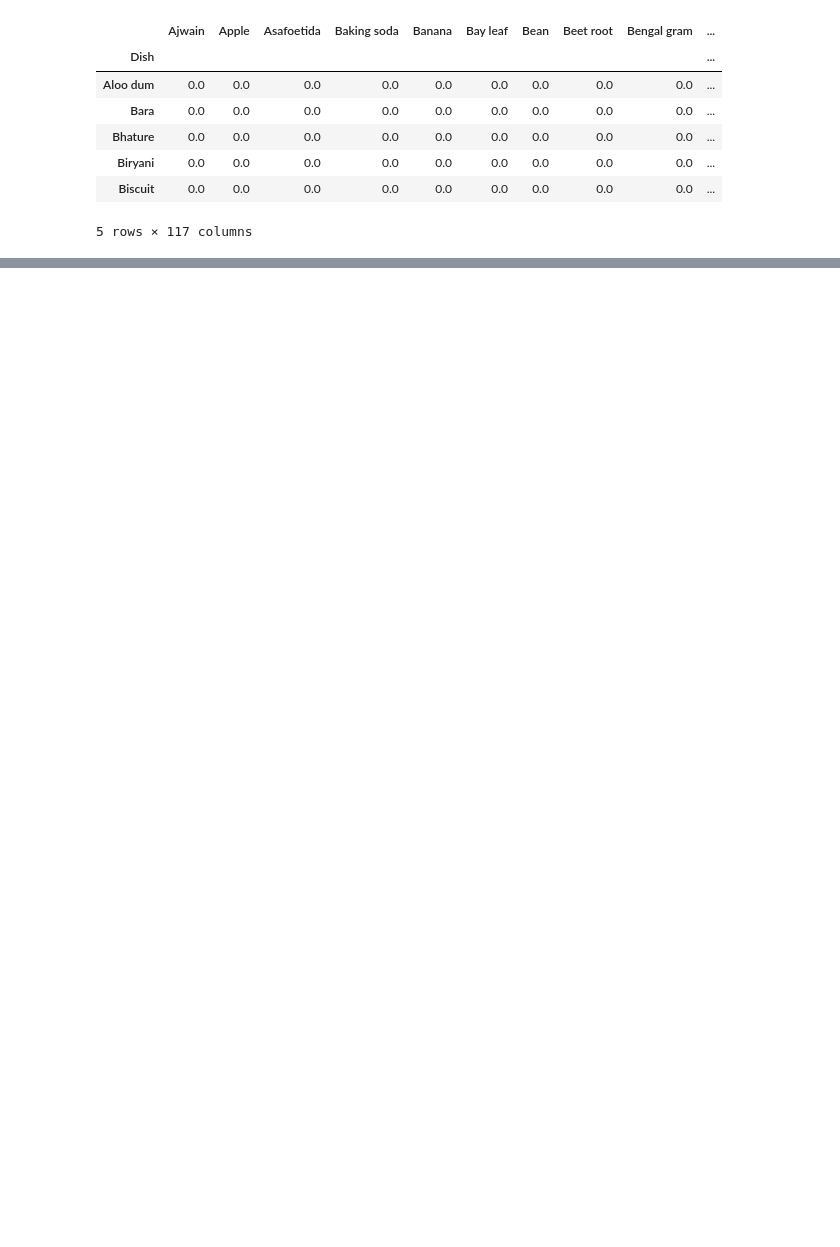
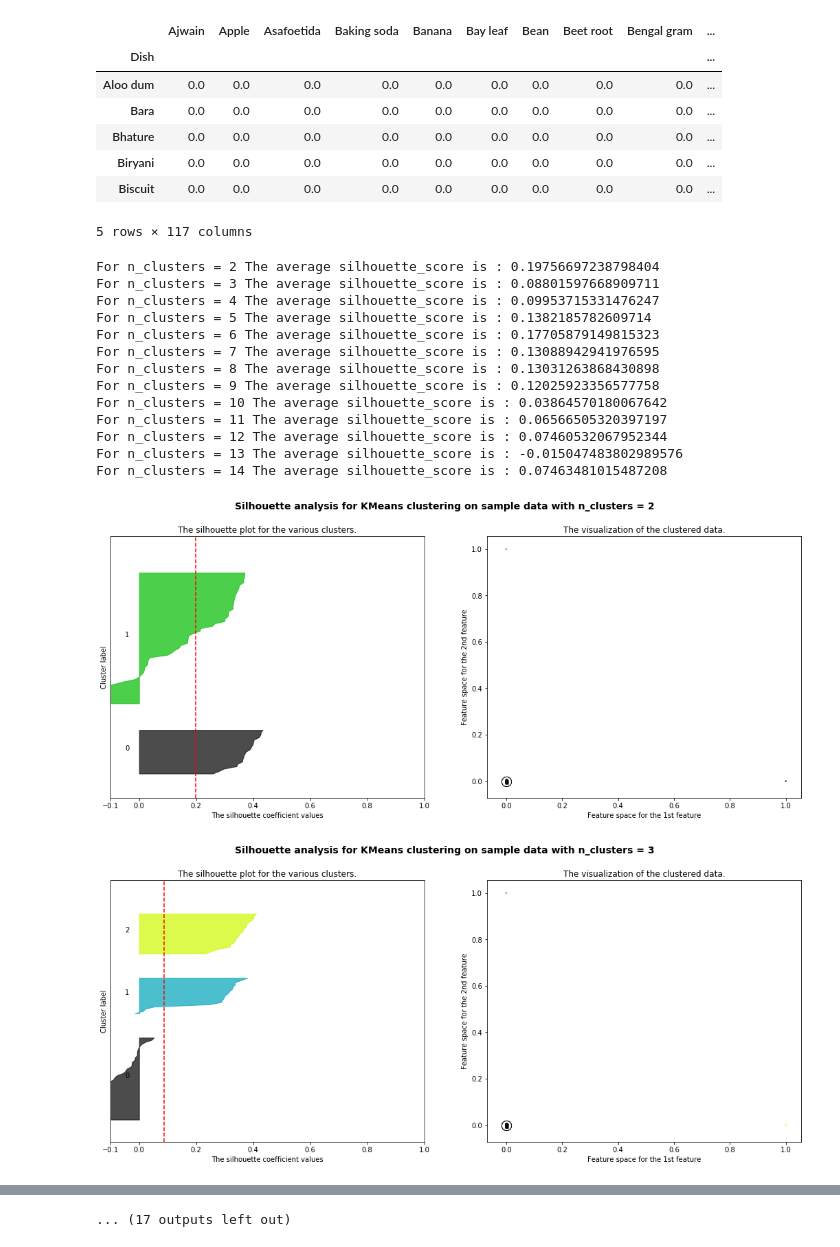
Before and after one commit to rochiecuevas/FoodChoice, a Jupyter notebook: Expert_Elicitation.ipynb, the cells around one changed output, grey strips where cells are left out. Cells and saved outputs as stored; diff of their text form; code cells hidden in the pictures; blank space fills up the shorter version.

Commit message:
added calculations for clustering based on K-modes

```diff
--- a/Expert_Elicitation.ipynb
+++ b/Expert_Elicitation.ipynb
@@ -435,16 +442,22 @@ ing_category2[0].head()
 # %%
-# Convert ingredients to dummy variables and convert to dataframes
+# Convert ingredients to dummy variables (one hot encoding) and convert to dataframes
 # Create list of dataframes of dummies: Odisha [0]; West Bengal [1]
-dfs_ing3 = []
-for df in dfs_ing2:
+dfs_ing2 = []
+for x in range(0, len(dfs_ing)):
     v = DictVectorizer(sparse = False)
-    grouped = df.groupby("Dish")["Ingredient2"].apply(lambda lst: tuple((k, 1) for k in lst))
+    grouped = dfs_ing[x].groupby("Dish")["Ingredient2"].apply(lambda lst: tuple((k, 1) for k in lst))
     cat_dicts = [dict(tuples) for tuples in grouped]
     X = v.fit_transform(cat_dicts)
-    dfs_ing3.append(pd.DataFrame(X, columns = v.get_feature_names(), index = grouped.index))
+    df = pd.DataFrame(X, columns = v.get_feature_names(), index = grouped.index)
+
+    # Save the one-hot-encoded matrix as csv
+    df.to_csv(f"ingredients_{states[x]}.csv", header = True)
+
+    # Append one-hot-encoded matrix to list
+    dfs_ing2.append(df)
 
 # Preview the dummy variables
-dfs_ing3[0].head()
+dfs_ing2[0].head()
 # %% [output]
 |  | Ajwain | Apple | Asafoetida | Baking soda | Banana | Bay leaf | Bean | Beet root | Bengal gram | ... |
 | Dish |  |  |  |  |  |  |  |  |  | ... |
@@ -456,0 +569,19 @@ dfs_ing3[0].head()
+# %%
+cluster_assignments = [no_clusters(df) for df in dfs_ing2]
+cluster_assignments[1]
+# %% [output]
+For n_clusters = 2 The average silhouette_score is : 0.19756697238798404
+For n_clusters = 3 The average silhouette_score is : 0.08801597668909711
+For n_clusters = 4 The average silhouette_score is : 0.09953715331476247
+For n_clusters = 5 The average silhouette_score is : 0.1382185782609714
+For n_clusters = 6 The average silhouette_score is : 0.17705879149815323
+For n_clusters = 7 The average silhouette_score is : 0.13088942941976595
+For n_clusters = 8 The average silhouette_score is : 0.13031263868430898
+For n_clusters = 9 The average silhouette_score is : 0.12025923356577758
+For n_clusters = 10 The average silhouette_score is : 0.03864570180067642
+For n_clusters = 11 The average silhouette_score is : 0.06566505320397197
+For n_clusters = 12 The average silhouette_score is : 0.07460532067952344
+For n_clusters = 13 The average silhouette_score is : -0.015047483802989576
+For n_clusters = 14 The average silhouette_score is : 0.07463481015487208
+[figure, added]
+[figure, added]
@@ -456,0 +597 @@ dfs_ing3[0].head()
+... (17 outputs left out)
```
Also changed, not shown: parts of 8 cells of this notebook.
